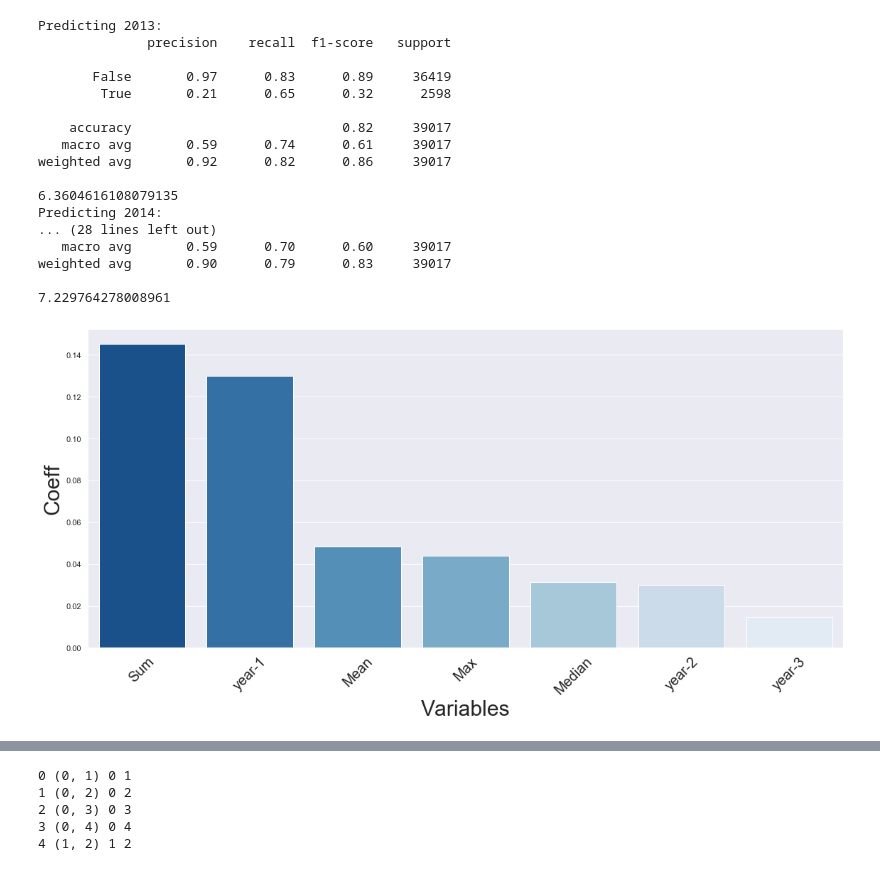
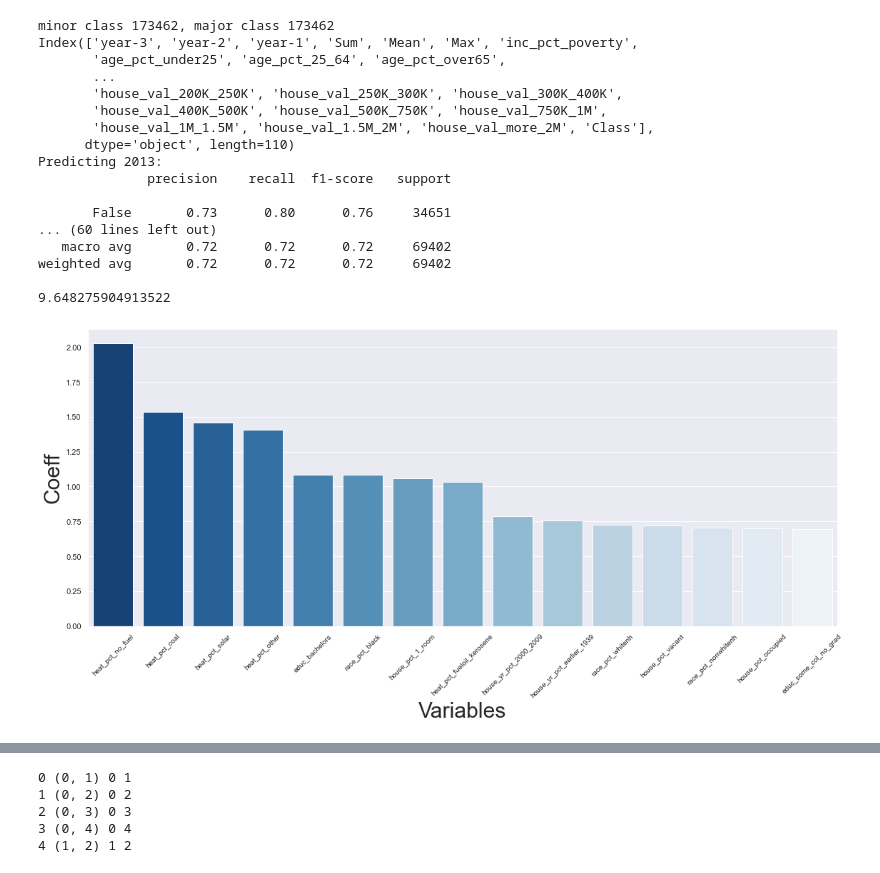
Before and after one commit to DataKind-DC/rcp2, a Jupyter notebook: Code/Models/NFIRS_Block_level.ipynb, the cells around one changed output, grey strips where cells are left out. Saved outputs shown, nothing was run; the diff lists cells and outputs as text; code cells hidden in the pictures.

Commit message:
Added ACS model
Added ACS model

Ensured all variables were taking population size into account.

```diff
--- a/Code/Models/NFIRS_Block_level.ipynb
+++ b/Code/Models/NFIRS_Block_level.ipynb
@@ -88,0 +77,4 @@ fires.head()
+# %%
+# ACS Munging
+ACS['GEOID'] = ACS['GEOID'].str[2:]
+ACS.set_index(['GEOID'],inplace = True)
@@ -88,0 +101,4 @@ fires.head()
+# %%
+ACS.replace([np.inf, -np.inf], np.nan,inplace = True)
+ACS.dropna(inplace = True)
+ACS.isna().sum().sum()
@@ -192,10 +248,10 @@ def resample_df(X,y,upsample=True ,seed = SEED):
     X_out = combined.drop('Class', axis =1 )
     return X_out , y_out
 # %%
-def train_model(fires,top10,nyears = 4,modeltype='LogisticRegression',resample = False, seed = SEED):
+def train_model(fires,top10,ACS = pd.DataFrame() ,nyears = 4,modeltype='LogisticRegression',resample = False, seed = SEED):
     from scipy.stats import zscore
 
-    years = fires.columns
+    years = top10.columns
 
     start_pointer = 0
     end_pointer = nyears-1
@@ -205,7 +261,9 @@ def train_model(fires,top10,nyears = 4,modeltype='LogisticRegression',resample =
     if modeltype =='LogisticRegression':
         from sklearn.linear_model import LogisticRegression
         model = LogisticRegression(warm_start=True,
-                                   class_weight = 'balanced')
+                                   class_weight = 'balanced',
+                                   max_iter = 1000
+                                  )
 
     elif modeltype =='SVM':
         from sklearn.svm import SVC
@@ -219,7 +277,7 @@ def train_model(fires,top10,nyears = 4,modeltype='LogisticRegression',resample =
         from sklearn.svm import LinearSVC
         model = LinearSVC(penalty='l1',
                           loss='squared_hinge',
-                          dual=True,
+                          dual=False,
                           tol=0.0001,
                           C=1,
                           multi_class='ovr',
@@ -238,10 +296,10 @@ def train_model(fires,top10,nyears = 4,modeltype='LogisticRegression',resample =
                                     random_state=0)
 
     elif modeltype == 'NN':
-        model = MLPClassifier(hidden_layer_sizes=(nyears,nyears ),
+        model = MLPClassifier(hidden_layer_sizes=(fires.shape[1],fires.shape[1]//2 ),
                               activation='relu',
                               solver='adam',
-                              max_iter=500)
+                              max_iter=200)
 
 
 
@@ -255,25 +313,30 @@ def train_model(fires,top10,nyears = 4,modeltype='LogisticRegression',resample =
 
         sm = np.sum(X, axis = 1 )
         mu = np.mean(X, axis = 1)
-        md = np.median(X, axis = 1)
+        #md = np.median(X, axis = 1)
         mx = np.max(X, axis =1)
         X['Sum']  = sm
         X['Mean'] = mu
-        X['Median'] =md
+        #X['Median'] =md
         X['Max']  = mx
        # X = X[['Max','Median','Sum']]
         y = top10.iloc[:,y_pointer]
 
-
+    # merge in ACS Data into X
+        if not ACS.empty:
+            X = X.merge(ACS, how ='left',left_index = True, right_index = True)
+            X = X.dropna()
+            y = y.filter(X.index)
 
 
         if resample:
             X,y = resample_df(X,y)
 
-        #X = zscore(X.astype(float), axis=0)
+       # X = X.apply(zscore,0)
         X_train, X_test, y_train, y_test = train_test_split(X, y,test_size = .2 )
 
-
+        scaler = preprocessing.StandardScaler().fit(X_train)
+        scaler.transform(X_test)
 
         print('Predicting {}:'.format(years[y_pointer]) )
         model = model.fit(X_train,y_train)
@@ -316,42 +400,44 @@ weighted avg       0.71      0.71      0.70     71826
 # %%
-mdl,features,X_test,y_test =train_model(fires,top10,4,resample = False)
+#NFIRS + ACS model
+mdl,features,X_test,y_test =train_model(fires,top10.loc[:,'2009':'2016'],ACS = ACS,nyears =4,resample = True)
 # %% [output]
+minor class 173462, major class 173462
+Index(['year-3', 'year-2', 'year-1', 'Sum', 'Mean', 'Max', 'inc_pct_poverty',
+       'age_pct_under25', 'age_pct_25_64', 'age_pct_over65',
+       ...
+       'house_val_200K_250K', 'house_val_250K_300K', 'house_val_300K_400K',
+       'house_val_400K_500K', 'house_val_500K_750K', 'house_val_750K_1M',
+       'house_val_1M_1.5M', 'house_val_1.5M_2M', 'house_val_more_2M', 'Class'],
+      dtype='object', length=110)
 Predicting 2013:
               precision    recall  f1-score   support
 
-       False       0.97      0.83      0.89     36419
-        True       0.21      0.65      0.32      2598
+       False       0.73      0.80      0.76     34651
+... (60 lines left out)
+   macro avg       0.72      0.72      0.72     69402
+weighted avg       0.72      0.72      0.72     69402
 
-    accuracy                           0.82     39017
-   macro avg       0.59      0.74      0.61     39017
-weighted avg       0.92      0.82      0.86     39017
-
-6.3604616108079135
-Predicting 2014:
-... (28 lines left out)
-   macro avg       0.59      0.70      0.60     39017
-weighted avg       0.90      0.79      0.83     39017
-
-7.229764278008961
+9.648275904913522
 # %%
 # let's now visualize this
 data_to_plot = pd.DataFrame.from_dict(features,orient ='index').reset_index()
 data_to_plot.columns = ['Variables','Importance Coefficients']
 data_to_plot = data_to_plot.sort_values('Importance Coefficients', ascending=False )
+data_to_plot = data_to_plot[0:15]
 
 plt.figure(figsize=(16, 8))
 sns.barplot(
     x='Variables', y='Importance Coefficients',
     data=data_to_plot, palette='Blues_r')
 plt.xticks(
     range(len(data_to_plot)),
-    data_to_plot['Variables'], rotation='45', size=20)
+    data_to_plot['Variables'], rotation='45', size=10)
 plt.xlabel('Variables', fontsize=30)
 plt.ylabel('Coeff', fontsize=30)
 plt.tight_layout()
 plt.show()
 # %% [output]
-[figure, old version]
+[figure, new version]
 # %%
 def process_data(X,y, test_size=0.2, seed=SEED):
 
```
Also changed, not shown: parts of 19 cells of this notebook, 1 other file.
